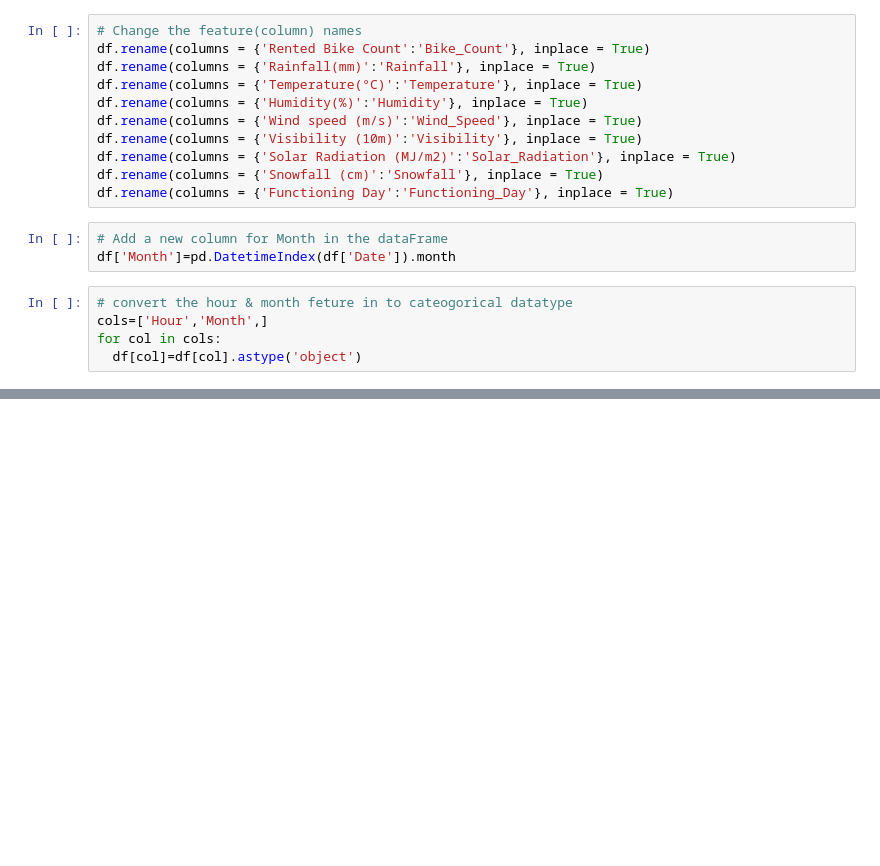
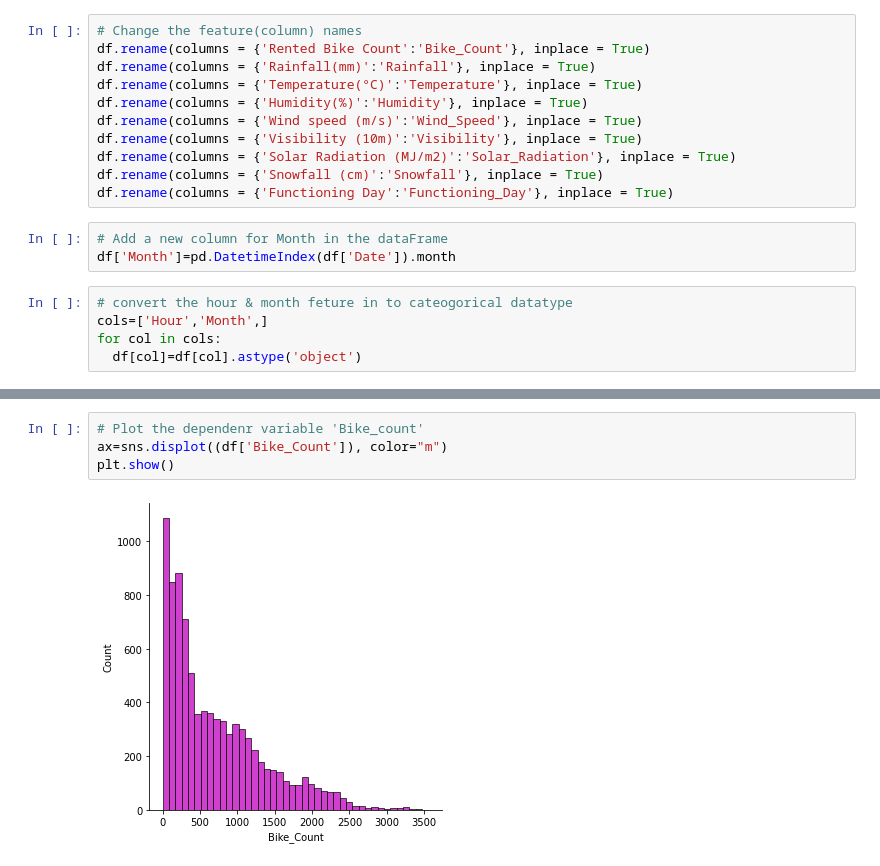
Before and after one commit to junaiskv94/Bike-SHaring-Demand-Prediction, a Jupyter notebook: Bike_Sharing_Demand_Prediction_Capstone_Project.ipynb, the cells around one changed output, grey strips where cells are left out. Drawn from its saved outputs; the diff is of its cells as text; blank space fills up the shorter version.

```diff
--- a/Bike_Sharing_Demand_Prediction_Capstone_Project.ipynb
+++ b/Bike_Sharing_Demand_Prediction_Capstone_Project.ipynb
@@ -221,0 +231,6 @@ categorical_var
+# %%
+# Plot the dependenr variable 'Bike_count'
+ax=sns.displot((df['Bike_Count']), color="m")
+plt.show()
+# %% [output]
+[figure, added]
```
Also changed, not shown: parts of 19 cells of this notebook.
